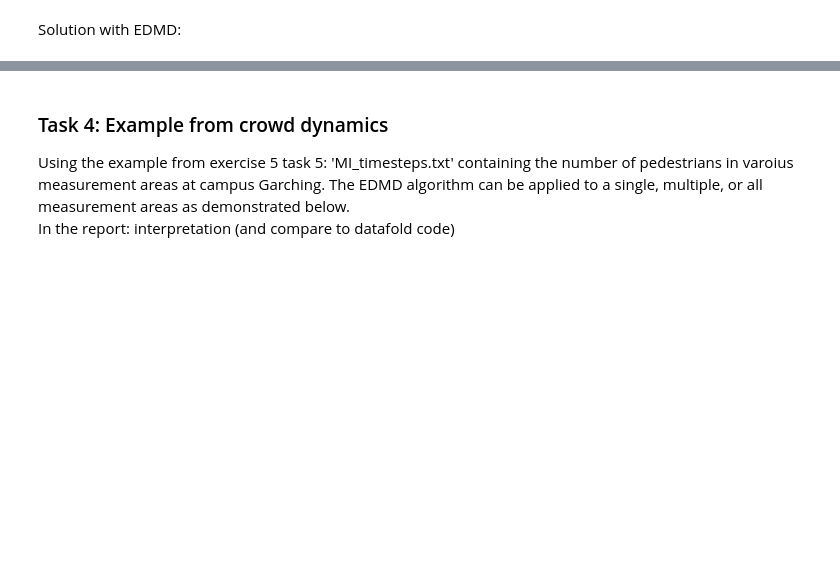
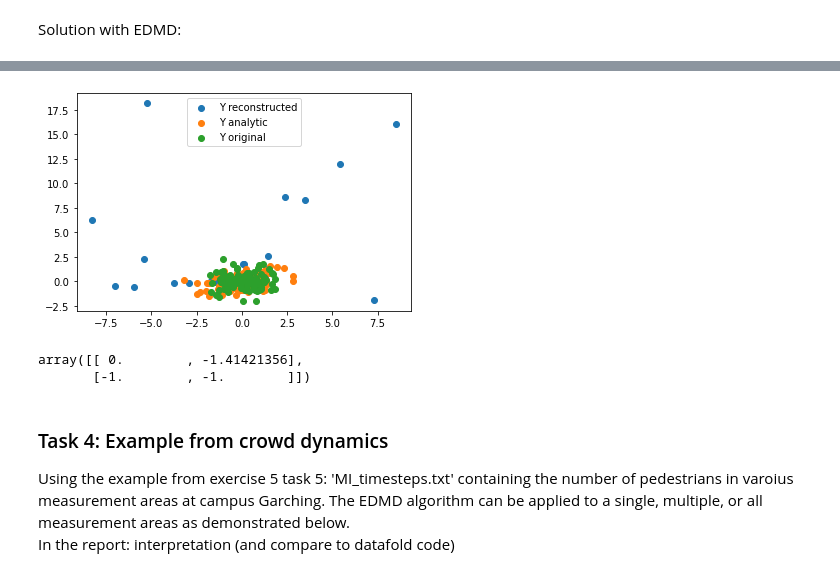
Before and after one commit to Schnursenkel/mlcms_group_g, a Jupyter notebook: Final_project/EDMD.ipynb, the cells around one changed output, grey strips where cells are left out. Saved outputs shown, nothing was run; the diff lists cells and outputs as text; code cells hidden in the pictures; blank space fills up the shorter version.

```diff
--- a/Final_project/EDMD.ipynb
+++ b/Final_project/EDMD.ipynb
@@ -171,3 +200,23 @@ plt.show()
+# %%
+# compare to analytical reconstruction with eigenvalues, -functions from above and modes from Williams et al.
+# according to Williams et al. only the 1st and 3rd nontrivial triples are important
+my_evals = np.array((sol_evals(*ij[0]), sol_evals(*ij[2])))
+my_modes = np.array([[0, -2**(1/2)],[-1, -1]])
+my_funcs = lambda x,y : [sol_func(x,y, *ij[0]), sol_func(x,y, *ij[2])]
+Y_anl = my_evals * my_modes @ my_funcs(X_data[0,:], X_data[1,:])
+
+plt.scatter(Y_rec[0,:], Y_rec[1,:], label='Y reconstructed')
+plt.scatter(Y_anl[0,:], Y_anl[1,:], label='Y analytic')
+plt.scatter(Y_data[0,:], Y_data[1,:], label='Y original')
+plt.legend()
+plt.show()
+# %% [output]
+[figure, added]
+# %%
+my_modes# or my modes.T above? -> see williams
+# %% [output]
+array([[ 0.        , -1.41421356],
+       [-1.        , -1.        ]])
 # %% [markdown]
 ### Task 4: Example from crowd dynamics
 Using the example from exercise 5 task 5: 'MI_timesteps.txt' containing the number of pedestrians in varoius measurement areas at campus Garching. The EDMD algorithm can be applied to a single, multiple, or all measurement areas as demonstrated below.\
```
Also changed, not shown: parts of 33 cells of this notebook.
